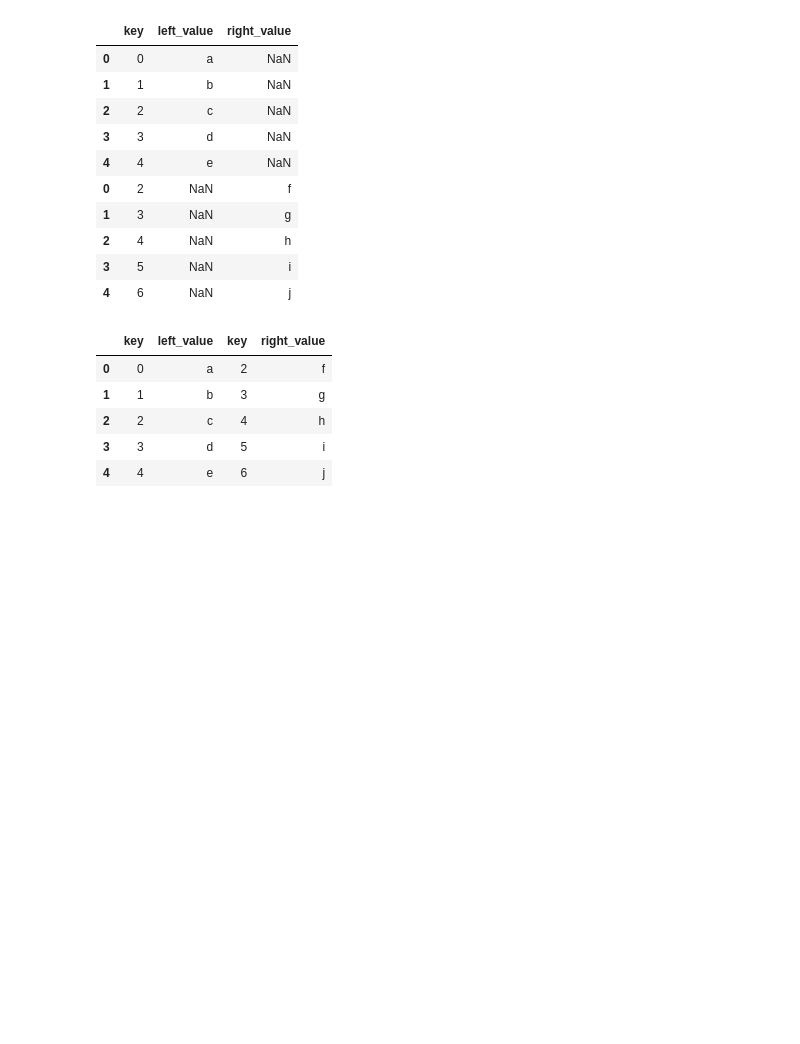
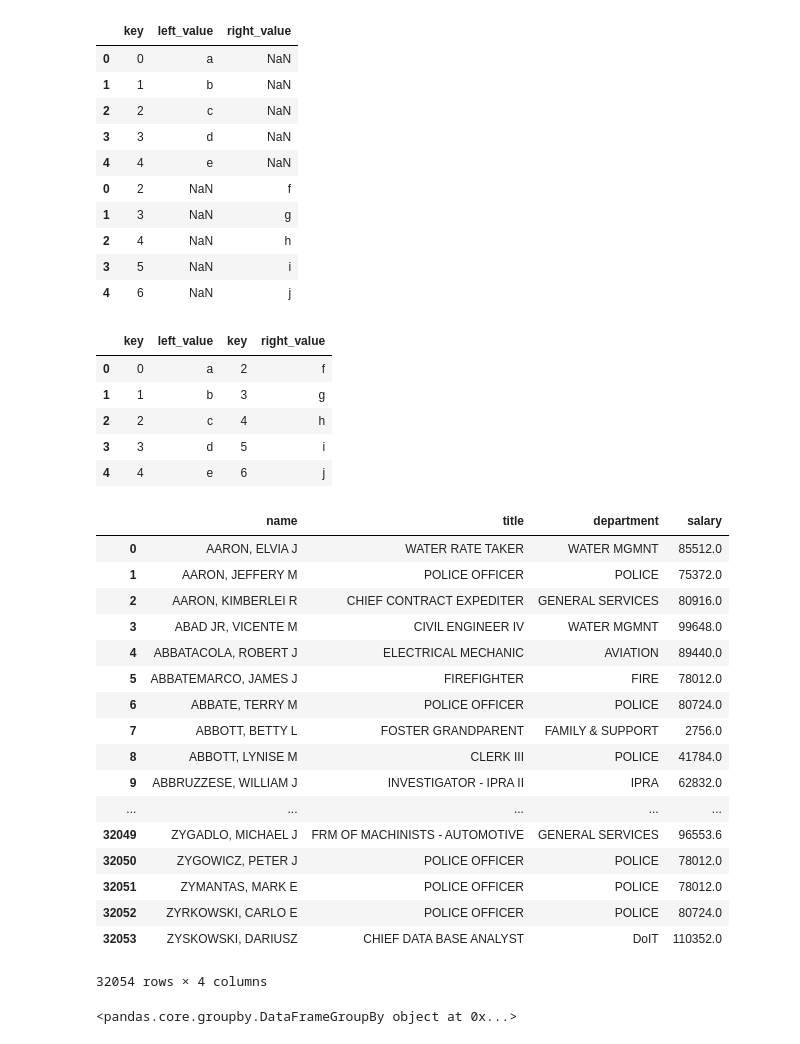
Before and after one commit to jayantabh/Pandas_Practice_Tutorials, a Jupyter notebook: working_with_DataFrames.ipynb, the cells around one changed output. Cells and saved outputs as stored; diff of their text form; code cells hidden in the pictures; blank space fills up the shorter version.

Commit message:
Added merge, concat and apply examples to Working with DataFrames

```diff
--- a/working_with_DataFrames.ipynb
+++ b/working_with_DataFrames.ipynb
@@ -310,3 +310,33 @@ pd.concat([left_frame, right_frame], axis=1)
 | 2 | 2 | c | 4 | h |
 | 3 | 3 | d | 5 | i |
 | 4 | 4 | e | 6 | j |
+# %%
+salary_url = 'https://raw.githubusercontent.com/jayantabh/Pandas_Practice_Tutorials/master/data/city-of-chicago-salaries.csv'
+headers = ['name', 'title', 'department', 'salary']
+chicago = pd.read_table(salary_url, sep=',', header=0, names=headers, converters={'salary': lambda x: float(x.replace('$', ''))})
+# %%
+chicago
+# %% [output]
+|  | name | title | department | salary |
+| 0 | AARON, ELVIA J | WATER RATE TAKER | WATER MGMNT | 85512.0 |
+| 1 | AARON, JEFFERY M | POLICE OFFICER | POLICE | 75372.0 |
+| 2 | AARON, KIMBERLEI R | CHIEF CONTRACT EXPEDITER | GENERAL SERVICES | 80916.0 |
+| 3 | ABAD JR, VICENTE M | CIVIL ENGINEER IV | WATER MGMNT | 99648.0 |
+| 4 | ABBATACOLA, ROBERT J | ELECTRICAL MECHANIC | AVIATION | 89440.0 |
+| 5 | ABBATEMARCO, JAMES J | FIREFIGHTER | FIRE | 78012.0 |
+| 6 | ABBATE, TERRY M | POLICE OFFICER | POLICE | 80724.0 |
+| 7 | ABBOTT, BETTY L | FOSTER GRANDPARENT | FAMILY & SUPPORT | 2756.0 |
+| 8 | ABBOTT, LYNISE M | CLERK III | POLICE | 41784.0 |
+| 9 | ABBRUZZESE, WILLIAM J | INVESTIGATOR - IPRA II | IPRA | 62832.0 |
+| ... | ... | ... | ... | ... |
+| 32049 | ZYGADLO, MICHAEL J | FRM OF MACHINISTS - AUTOMOTIVE | GENERAL SERVICES | 96553.6 |
+| 32050 | ZYGOWICZ, PETER J | POLICE OFFICER | POLICE | 78012.0 |
+| 32051 | ZYMANTAS, MARK E | POLICE OFFICER | POLICE | 78012.0 |
+| 32052 | ZYRKOWSKI, CARLO E | POLICE OFFICER | POLICE | 80724.0 |
+| 32053 | ZYSKOWSKI, DARIUSZ | CHIEF DATA BASE ANALYST | DoIT | 110352.0 |
+32054 rows × 4 columns
+# %%
+by_dept = chicago.groupby('department')
+by_dept
+# %% [output]
+<pandas.core.groupby.DataFrameGroupBy object at 0x...>
```
Also changed, not shown: parts of 4 cells of this notebook.
